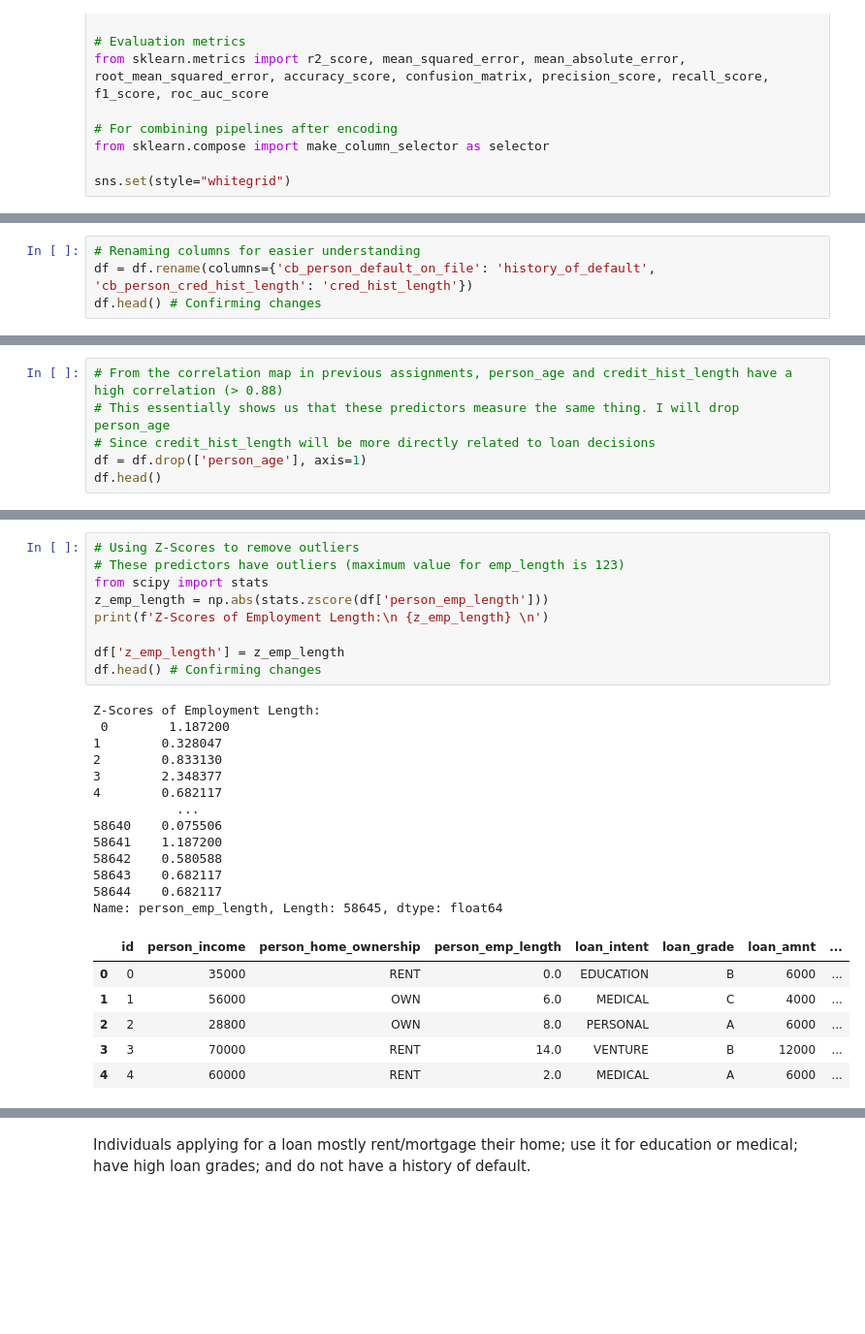
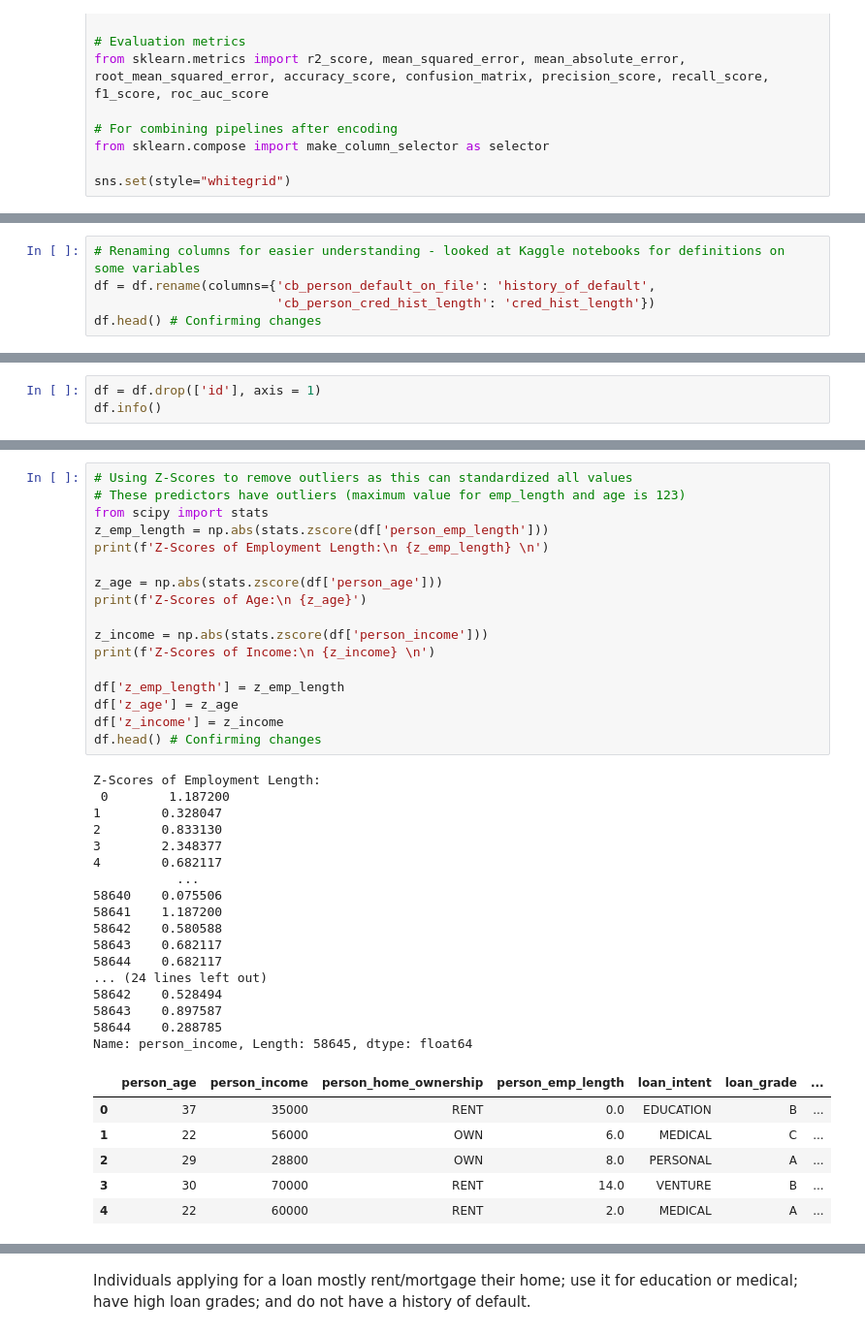
Before and after one commit to alexhtran/data_alchemy_assignments, a Jupyter notebook: AT_Assignment5.ipynb, the cells around one changed output, grey strips where cells are left out. Shown at 97% size. Saved outputs shown, nothing was run; the diff lists cells and outputs as text; blank space fills up the shorter version.

```diff
--- a/AT_Assignment5.ipynb
+++ b/AT_Assignment5.ipynb
@@ -49,6 +59,7 @@ df.head()
 # %%
-# Renaming columns for easier understanding
-df = df.rename(columns={'cb_person_default_on_file': 'history_of_default', 'cb_person_cred_hist_length': 'cred_hist_length'})
+# Renaming columns for easier understanding - looked at Kaggle notebooks for definitions on some variables
+df = df.rename(columns={'cb_person_default_on_file': 'history_of_default',
+                        'cb_person_cred_hist_length': 'cred_hist_length'})
 df.head() # Confirming changes
 # %% [output]
 |  | id | person_age | person_income | person_home_ownership | person_emp_length | loan_intent | loan_grade | ... |
@@ -69,9 +143,3 @@ df.describe()
 | 50% | 29322.000000 | 26.000000 | 5.800000e+04 | 4.000000 | 8000.000000 | 10.750000 | 0.140000 | ... |
 | 75% | 43983.000000 | 30.000000 | 7.560000e+04 | 7.000000 | 12000.000000 | 12.990000 | 0.210000 | ... |
 | max | 58644.000000 | 123.000000 | 1.900000e+06 | 123.000000 | 35000.000000 | 23.220000 | 0.830000 | ... |
-# %%
-# From the correlation map in previous assignments, person_age and credit_hist_length have a high correlation (> 0.88)
-# This essentially shows us that these predictors measure the same thing. I will drop person_age
-# Since credit_hist_length will be more directly related to loan decisions
-df = df.drop(['person_age'], axis=1)
-df.head()
@@ -84,0 +152,3 @@ df.head()
+# %%
+df = df.drop(['id'], axis = 1)
+df.info()
@@ -85,32 +175,44 @@ df.head()
 # %%
-# Using Z-Scores to remove outliers
-# These predictors have outliers (maximum value for emp_length is 123)
+# Using Z-Scores to remove outliers as this can standardized all values
+# These predictors have outliers (maximum value for emp_length and age is 123)
 from scipy import stats
 z_emp_length = np.abs(stats.zscore(df['person_emp_length']))
 print(f'Z-Scores of Employment Length:\n {z_emp_length} \n')
 
+z_age = np.abs(stats.zscore(df['person_age']))
+print(f'Z-Scores of Age:\n {z_age}')
+
+z_income = np.abs(stats.zscore(df['person_income']))
+print(f'Z-Scores of Income:\n {z_income} \n')
+
 df['z_emp_length'] = z_emp_length
+df['z_age'] = z_age
+df['z_income'] = z_income
 df.head() # Confirming changes
 # %% [output]
 Z-Scores of Employment Length:
  0        1.187200
 1        0.328047
 2        0.833130
 3        2.348377
 4        0.682117
            ...
 58640    0.075506
 58641    1.187200
 58642    0.580588
 58643    0.682117
 58644    0.682117
-Name: person_emp_length, Length: 58645, dtype: float64
+... (24 lines left out)
+58642    0.528494
+58643    0.897587
+58644    0.288785
+Name: person_income, Length: 58645, dtype: float64
-|  | id | person_income | person_home_ownership | person_emp_length | loan_intent | loan_grade | loan_amnt | ... |
-| 0 | 0 | 35000 | RENT | 0.0 | EDUCATION | B | 6000 | ... |
-| 1 | 1 | 56000 | OWN | 6.0 | MEDICAL | C | 4000 | ... |
-| 2 | 2 | 28800 | OWN | 8.0 | PERSONAL | A | 6000 | ... |
-| 3 | 3 | 70000 | RENT | 14.0 | VENTURE | B | 12000 | ... |
-| 4 | 4 | 60000 | RENT | 2.0 | MEDICAL | A | 6000 | ... |
+|  | person_age | person_income | person_home_ownership | person_emp_length | loan_intent | loan_grade | ... |
+| 0 | 37 | 35000 | RENT | 0.0 | EDUCATION | B | ... |
+| 1 | 22 | 56000 | OWN | 6.0 | MEDICAL | C | ... |
+| 2 | 29 | 28800 | OWN | 8.0 | PERSONAL | A | ... |
+| 3 | 30 | 70000 | RENT | 14.0 | VENTURE | B | ... |
+| 4 | 22 | 60000 | RENT | 2.0 | MEDICAL | A | ... |
 # %%
 # +-3.00 of a Z-score is a good indicator for outliers
 print(df.loc[df['z_emp_length'] >= 3.00]) # 627 rows
```
Also changed, not shown: parts of 41 cells of this notebook, 1 other file.
